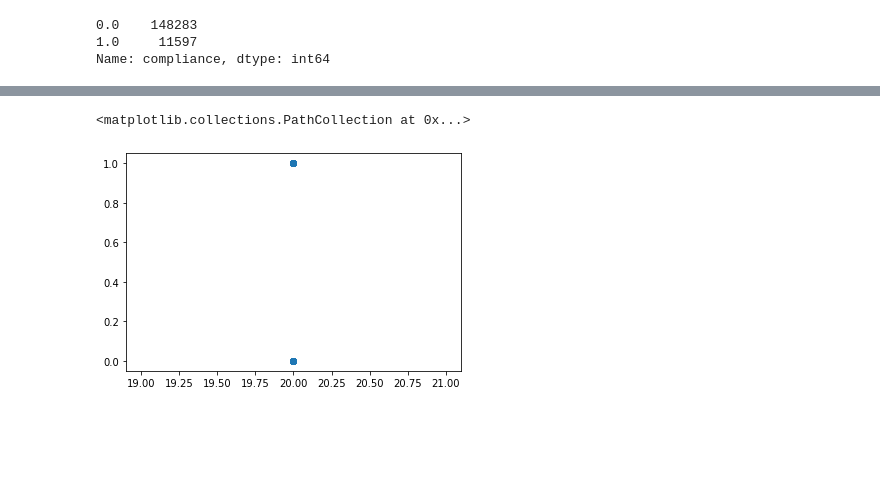
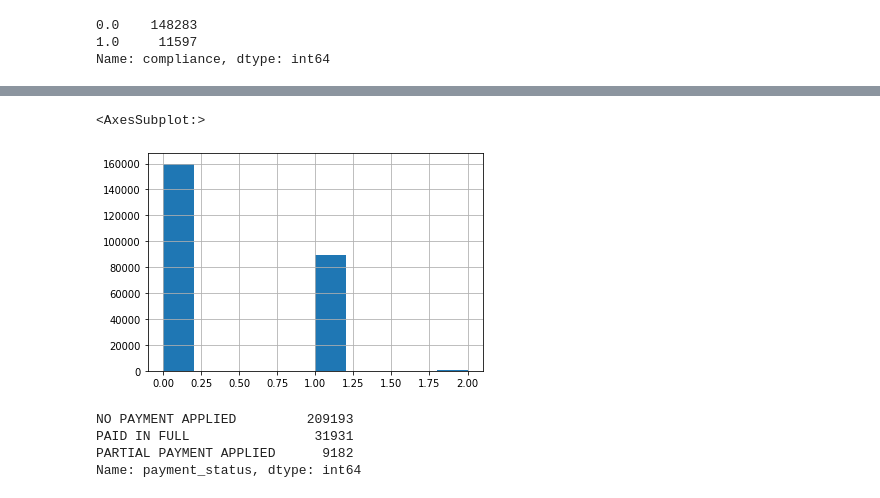
Before and after one commit to syedmeesamali/CourseraPlus, a Jupyter notebook: 4_Applied ML with Python/Course/Week-4/Final_checks.ipynb, the cells around one changed output, grey strips where cells are left out. Drawn from its saved outputs; the diff is of its cells as text; code cells hidden in the pictures; blank space fills up the shorter version.

```diff
--- a/4_Applied ML with Python/Course/Week-4/Final_checks.ipynb
+++ b/4_Applied ML with Python/Course/Week-4/Final_checks.ipynb
@@ -84,6 +98,5 @@ tickets.describe()
-# %%
-#tickets['fine_amount'].hist()
-plt.scatter(tickets['admin_fee'], tickets['compliance'])
-# %% [output]
-<matplotlib.collections.PathCollection at 0x...>
-[figure, removed]
+# %%
+tickets['disposition'].hist()
+# %% [output]
+<AxesSubplot:>
+[figure, added]
@@ -89,0 +105,7 @@ plt.scatter(tickets['admin_fee'], tickets['compliance'])
+# %%
+tickets['payment_status'].value_counts()
+# %% [output]
+NO PAYMENT APPLIED         209193
+PAID IN FULL                31931
+PARTIAL PAYMENT APPLIED      9182
+Name: payment_status, dtype: int64
```
Also changed, not shown: parts of 15 cells of this notebook.
